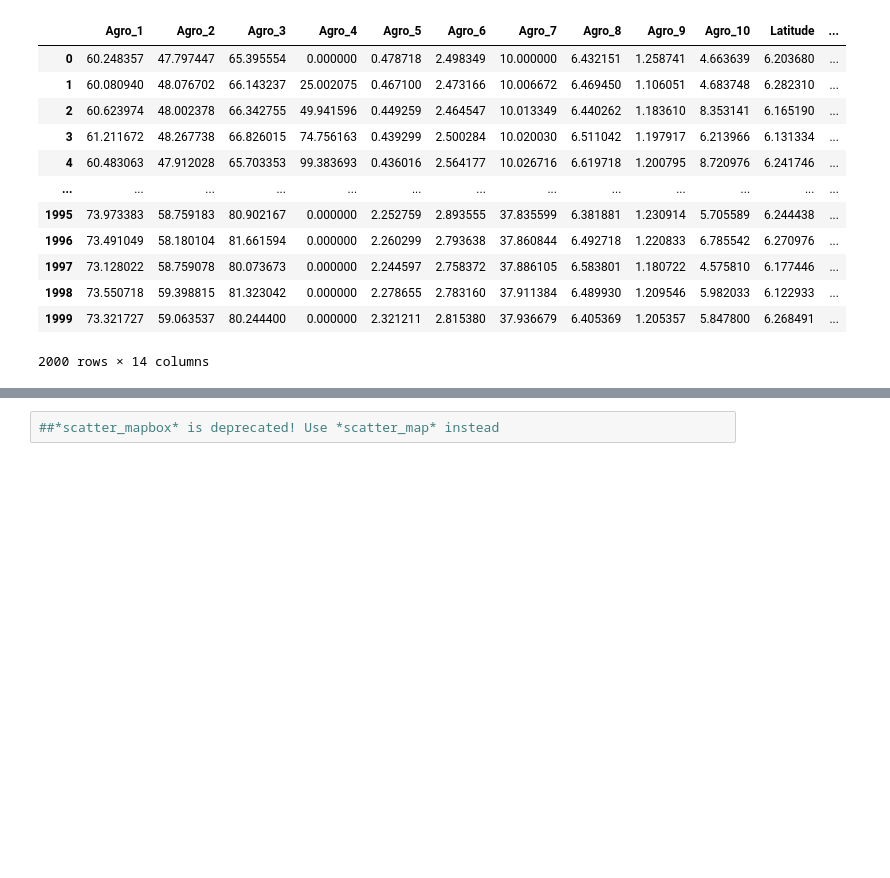
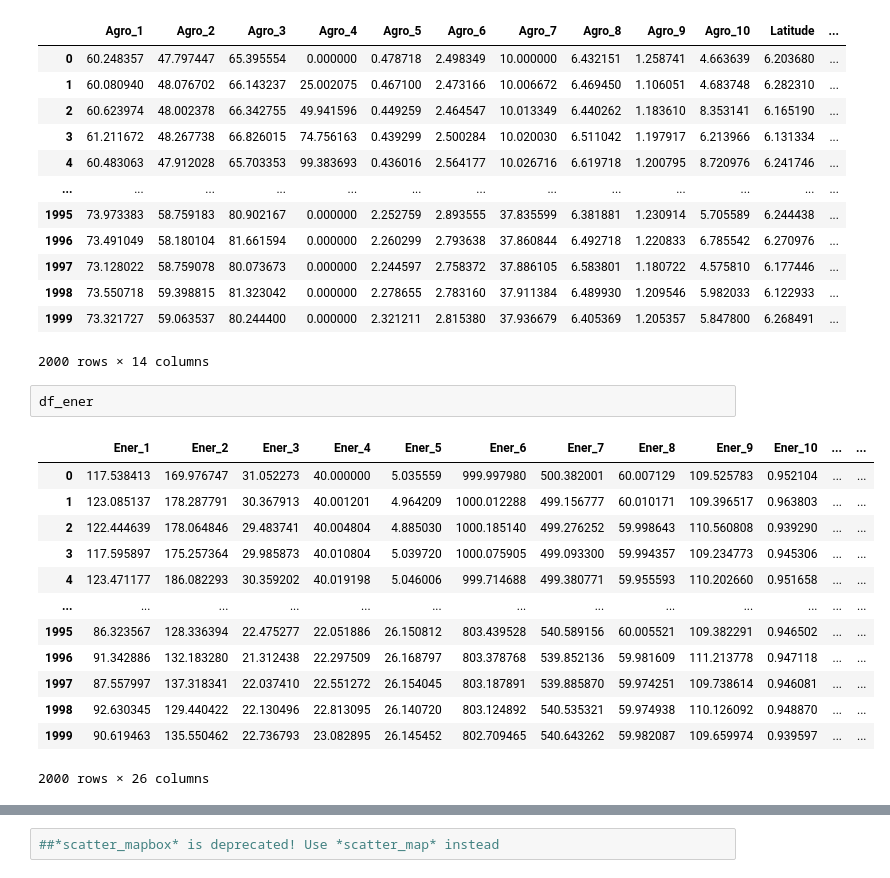
Before and after one commit to nceballosp/los_falsos_positivos_taller_practico_03, a Jupyter notebook: notebooks/taller_practico_03.ipynb, the cells around one changed output, grey strips where cells are left out. Drawn from its saved outputs; the diff is of its cells as text; blank space fills up the shorter version.

```diff
--- a/notebooks/taller_practico_03.ipynb
+++ b/notebooks/taller_practico_03.ipynb
@@ -36,3 +38,19 @@ df_agro
 | 1998 | 73.550718 | 59.398815 | 81.323042 | 0.000000 | 2.278655 | 2.783160 | 37.911384 | 6.489930 | 1.209546 | 5.982033 | 6.122933 | ... |
 | 1999 | 73.321727 | 59.063537 | 80.244400 | 0.000000 | 2.321211 | 2.815380 | 37.936679 | 6.405369 | 1.205357 | 5.847800 | 6.268491 | ... |
 2000 rows × 14 columns
+# %%
+df_ener
+# %% [output]
+|  | Ener_1 | Ener_2 | Ener_3 | Ener_4 | Ener_5 | Ener_6 | Ener_7 | Ener_8 | Ener_9 | Ener_10 | ... | ... |
+| 0 | 117.538413 | 169.976747 | 31.052273 | 40.000000 | 5.035559 | 999.997980 | 500.382001 | 60.007129 | 109.525783 | 0.952104 | ... | ... |
+| 1 | 123.085137 | 178.287791 | 30.367913 | 40.001201 | 4.964209 | 1000.012288 | 499.156777 | 60.010171 | 109.396517 | 0.963803 | ... | ... |
+| 2 | 122.444639 | 178.064846 | 29.483741 | 40.004804 | 4.885030 | 1000.185140 | 499.276252 | 59.998643 | 110.560808 | 0.939290 | ... | ... |
+| 3 | 117.595897 | 175.257364 | 29.985873 | 40.010804 | 5.039720 | 1000.075905 | 499.093300 | 59.994357 | 109.234773 | 0.945306 | ... | ... |
+| 4 | 123.471177 | 186.082293 | 30.359202 | 40.019198 | 5.046006 | 999.714688 | 499.380771 | 59.955593 | 110.202660 | 0.951658 | ... | ... |
+| ... | ... | ... | ... | ... | ... | ... | ... | ... | ... | ... | ... | ... |
+| 1995 | 86.323567 | 128.336394 | 22.475277 | 22.051886 | 26.150812 | 803.439528 | 540.589156 | 60.005521 | 109.382291 | 0.946502 | ... | ... |
+| 1996 | 91.342886 | 132.183280 | 21.312438 | 22.297509 | 26.168797 | 803.378768 | 539.852136 | 59.981609 | 111.213778 | 0.947118 | ... | ... |
+| 1997 | 87.557997 | 137.318341 | 22.037410 | 22.551272 | 26.154045 | 803.187891 | 539.885870 | 59.974251 | 109.738614 | 0.946081 | ... | ... |
+| 1998 | 92.630345 | 129.440422 | 22.130496 | 22.813095 | 26.140720 | 803.124892 | 540.535321 | 59.974938 | 110.126092 | 0.948870 | ... | ... |
+| 1999 | 90.619463 | 135.550462 | 22.736793 | 23.082895 | 26.145452 | 802.709465 | 540.643262 | 59.982087 | 109.659974 | 0.939597 | ... | ... |
+2000 rows × 26 columns
```
Also changed, not shown: parts of 12 cells of this notebook.
